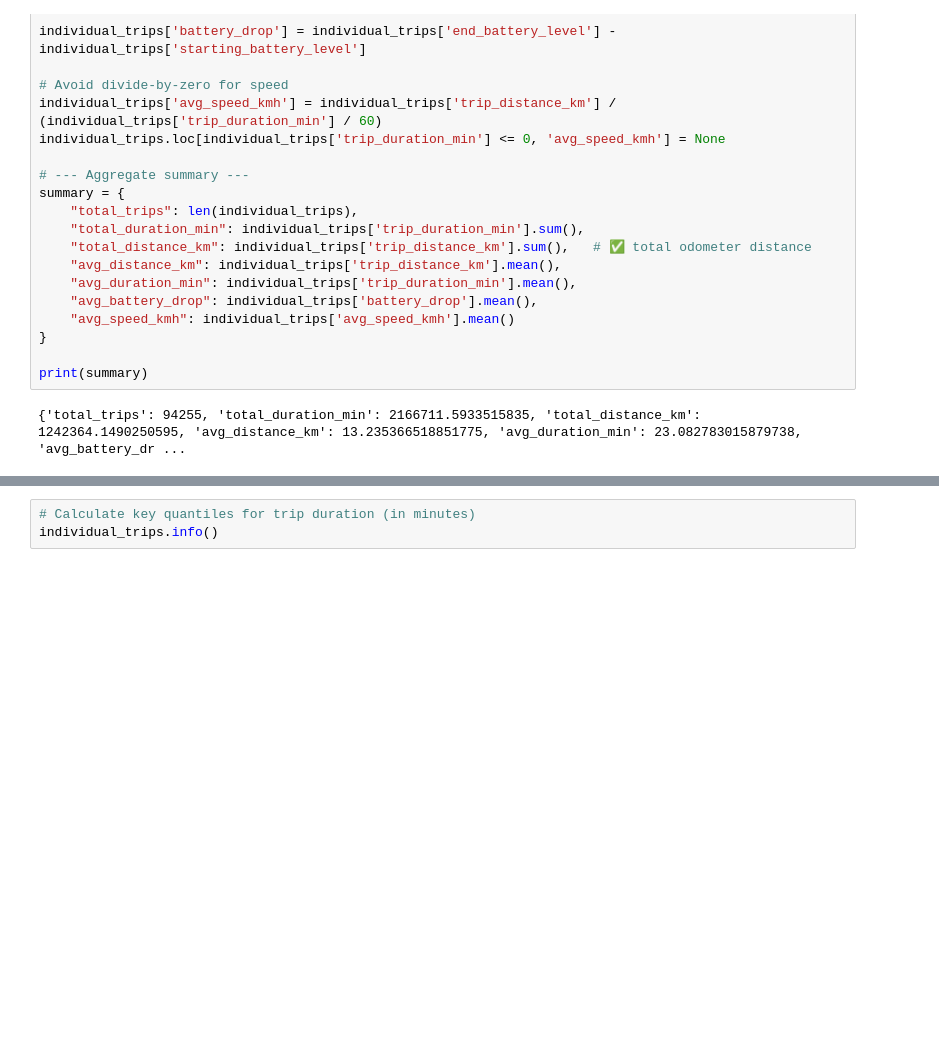
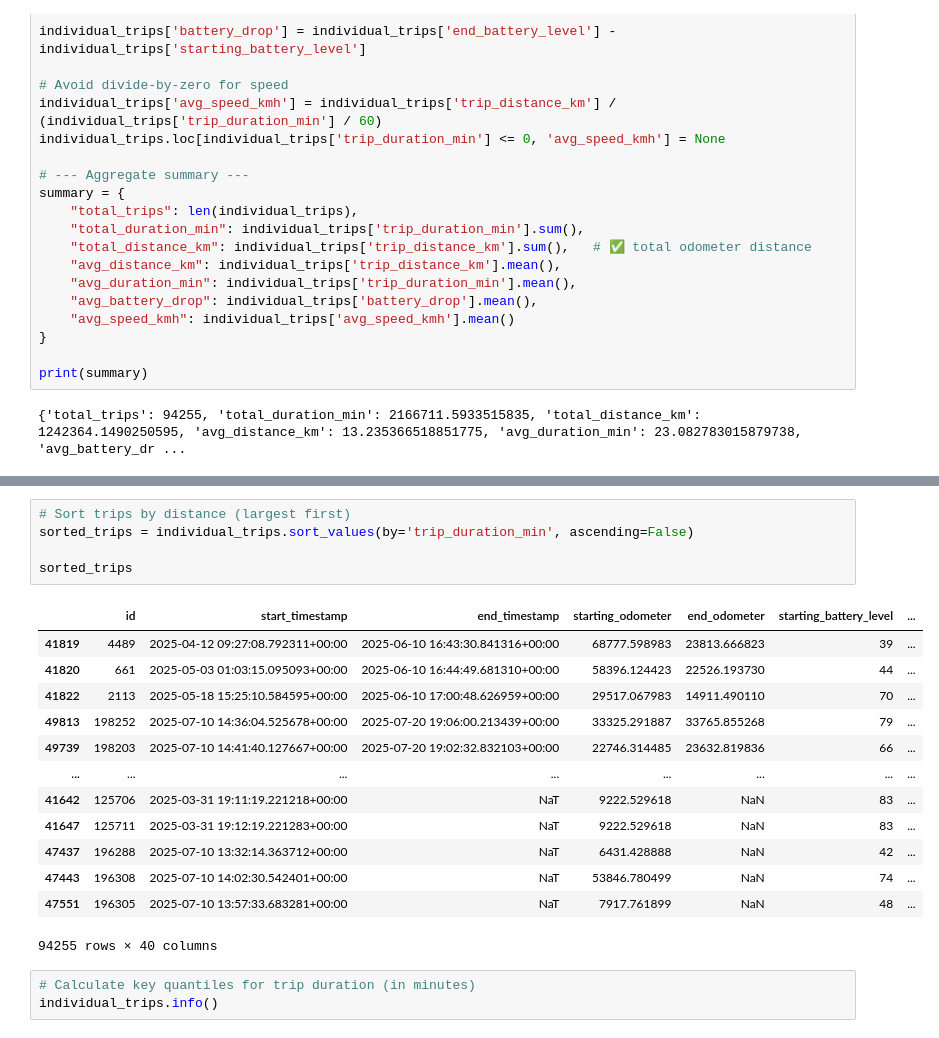
Before and after one commit to ZEVA-Global-Inc/ZEVA_data_storytelling, a Jupyter notebook: zeva_storytelling.ipynb, the cells around one changed output, grey strips where cells are left out. Drawn from its saved outputs; the diff is of its cells as text; blank space fills up the shorter version.

```diff
--- a/zeva_storytelling.ipynb
+++ b/zeva_storytelling.ipynb
@@ -789,3 +878,22 @@ num_trips_over_0.5km: 72562
+# %%
+# Sort trips by distance (largest first)
+sorted_trips = individual_trips.sort_values(by='trip_duration_min', ascending=False)
+
+sorted_trips
+# %% [output]
+|  | id | start_timestamp | end_timestamp | starting_odometer | end_odometer | starting_battery_level | ... |
+| 41819 | 4489 | 2025-04-12 09:27:08.792311+00:00 | 2025-06-10 16:43:30.841316+00:00 | 68777.598983 | 23813.666823 | 39 | ... |
+| 41820 | 661 | 2025-05-03 01:03:15.095093+00:00 | 2025-06-10 16:44:49.681310+00:00 | 58396.124423 | 22526.193730 | 44 | ... |
+| 41822 | 2113 | 2025-05-18 15:25:10.584595+00:00 | 2025-06-10 17:00:48.626959+00:00 | 29517.067983 | 14911.490110 | 70 | ... |
+| 49813 | 198252 | 2025-07-10 14:36:04.525678+00:00 | 2025-07-20 19:06:00.213439+00:00 | 33325.291887 | 33765.855268 | 79 | ... |
+| 49739 | 198203 | 2025-07-10 14:41:40.127667+00:00 | 2025-07-20 19:02:32.832103+00:00 | 22746.314485 | 23632.819836 | 66 | ... |
+| ... | ... | ... | ... | ... | ... | ... | ... |
+| 41642 | 125706 | 2025-03-31 19:11:19.221218+00:00 | NaT | 9222.529618 | NaN | 83 | ... |
+| 41647 | 125711 | 2025-03-31 19:12:19.221283+00:00 | NaT | 9222.529618 | NaN | 83 | ... |
+| 47437 | 196288 | 2025-07-10 13:32:14.363712+00:00 | NaT | 6431.428888 | NaN | 42 | ... |
+| 47443 | 196308 | 2025-07-10 14:02:30.542401+00:00 | NaT | 53846.780499 | NaN | 74 | ... |
+| 47551 | 196305 | 2025-07-10 13:57:33.683281+00:00 | NaT | 7917.761899 | NaN | 48 | ... |
+94255 rows × 40 columns
 # %%
 # Calculate key quantiles for trip duration (in minutes)
 individual_trips.info()
```
Also changed, not shown: parts of 3 cells of this notebook.
